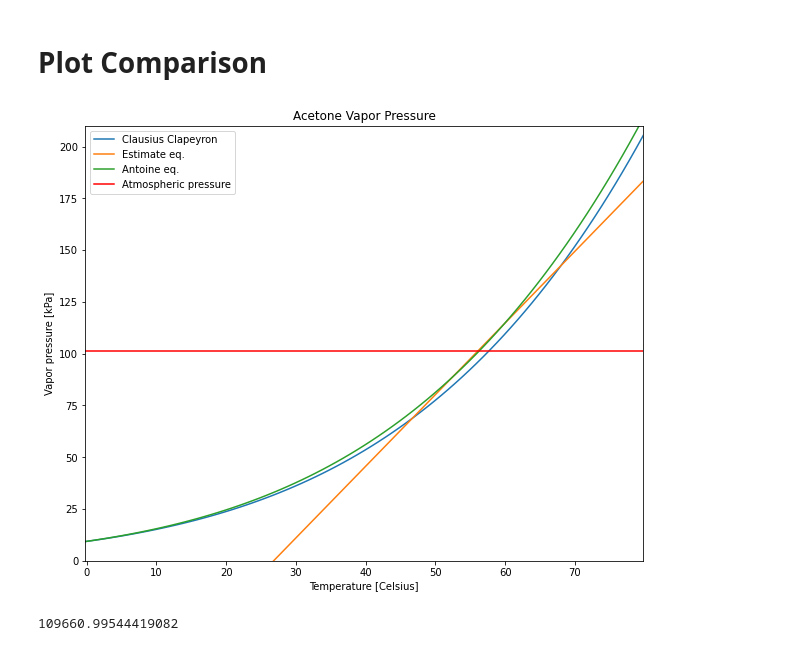
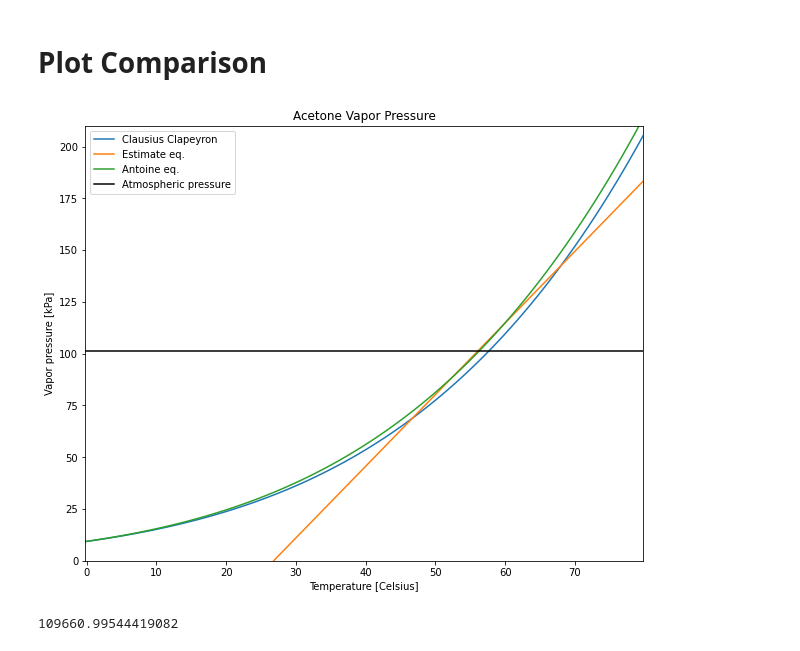
Before and after one commit to biosustain/CO2_fixation_models, a Jupyter notebook: Scripts/S3C_ActnBoilingPointByDepth.ipynb, the cells around one changed output. Saved outputs shown, nothing was run; the diff lists cells and outputs as text; code cells hidden in the pictures.

```diff
--- a/Scripts/S3C_ActnBoilingPointByDepth.ipynb
+++ b/Scripts/S3C_ActnBoilingPointByDepth.ipynb
@@ -76,17 +76,17 @@ def P_Antoine(T):
 # %%
 fig1 = plt.figure(figsize=(10,8))
 plt.title(f"Acetone Vapor Pressure")
 plt.axis([Kelvin_Celsius(T0), Kelvin_Celsius(T0)+80, 0, 210])
 plt.plot(Kelvin_Celsius(T), Pt(T)/1000)
 plt.plot(Kelvin_Celsius(T), P_estim(T)/1000)
 plt.plot(Kelvin_Celsius(T), P_Antoine(T)/1000)
-plt.axhline(y = P0/1000, color = 'r', linestyle = '-')
+plt.axhline(y = P0/1000, color = 'black', linestyle = '-')
 plt.xlabel('Temperature [Celsius]')
 plt.ylabel('Vapor pressure [kPa]')
 plt.legend(["Clausius Clapeyron","Estimate eq.","Antoine eq.", "Atmospheric pressure"])
 plt.show()
 # %% [output]
-[figure, old version]
+[figure, new version]
 # %%
 Pt_T60 = Pt(Celsius_Kelvin(60))
 Pt_T60
```
